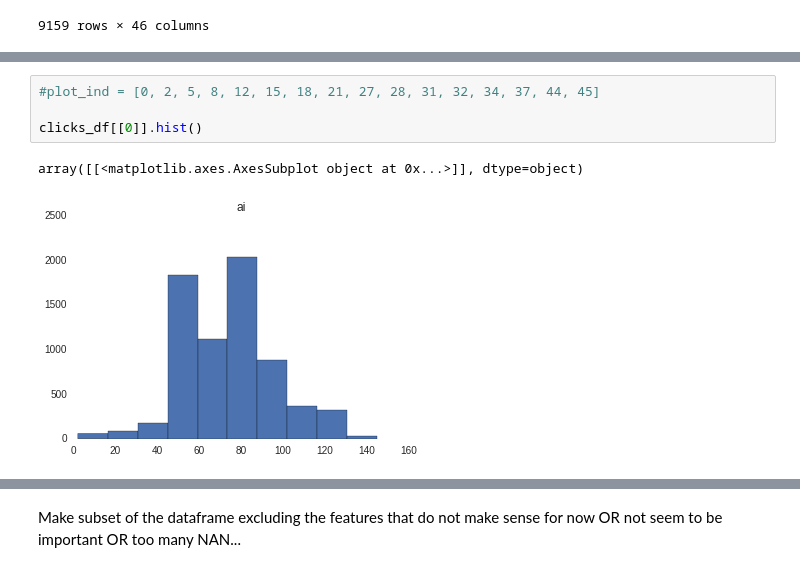
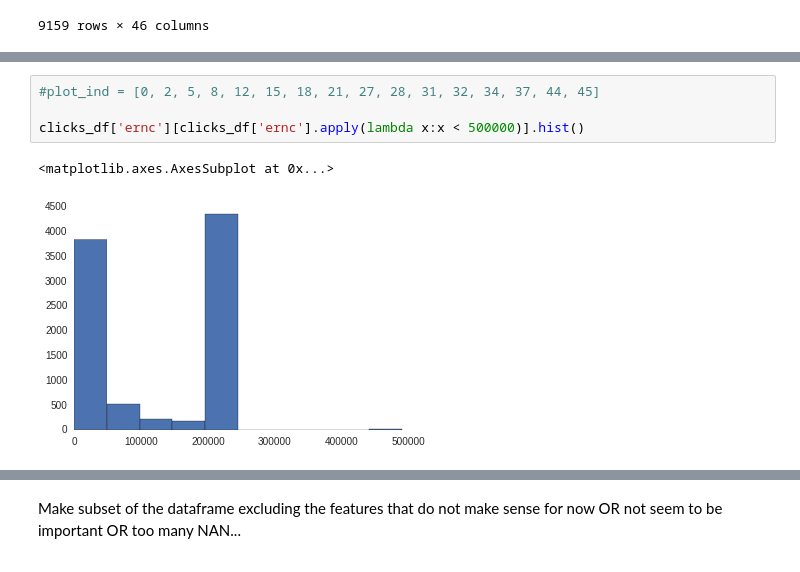
Before and after one commit to hellowendy/Insight_Data_Science, a Jupyter notebook: notebook/Zenit_data_explotary.ipynb, the cells around one changed output, grey strips where cells are left out. Cells and saved outputs as stored; diff of their text form.

```diff
--- a/notebook/Zenit_data_explotary.ipynb
+++ b/notebook/Zenit_data_explotary.ipynb
@@ -236,7 +250,7 @@ dtype: int64
 # %%
 #plot_ind = [0, 2, 5, 8, 12, 15, 18, 21, 27, 28, 31, 32, 34, 37, 44, 45]
 
-clicks_df[[0]].hist()
+clicks_df['ernc'][clicks_df['ernc'].apply(lambda x:x < 500000)].hist()
 # %% [output]
-array([[<matplotlib.axes.AxesSubplot object at 0x...>]], dtype=object)
+<matplotlib.axes.AxesSubplot at 0x...>
-[figure, old version]
+[figure, new version]
```
Also changed, not shown: parts of 56 cells of this notebook.
